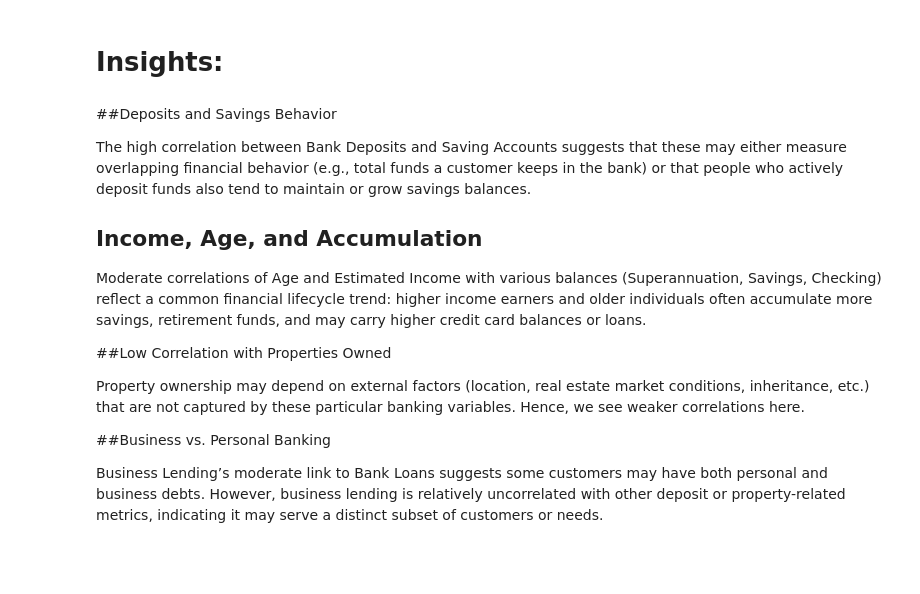
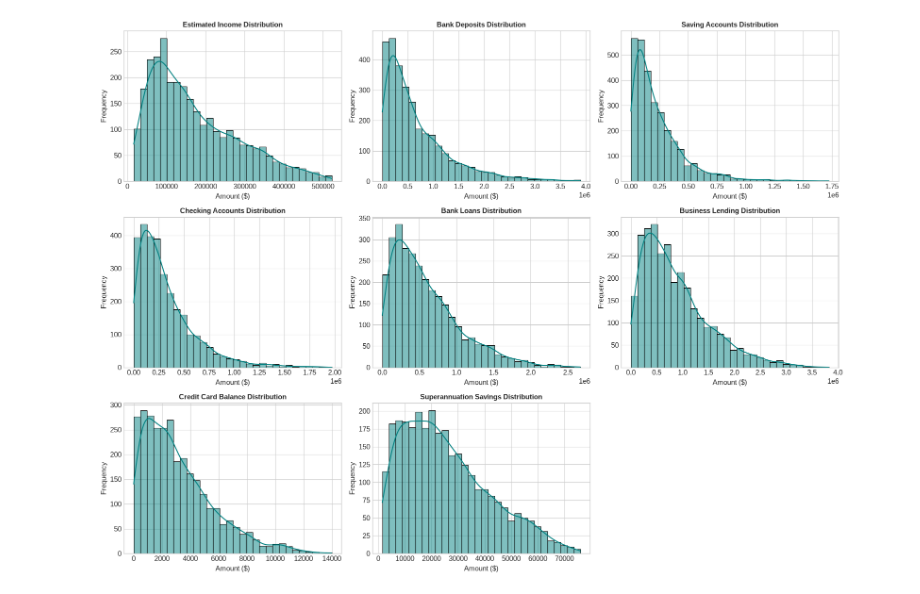
Before and after one commit to KOUSHIK1815/Banking-Analytics-Dashboard, a Jupyter notebook: notebooks/banking_eda.ipynb, the cells around one changed output. Saved outputs shown, nothing was run; the diff lists cells and outputs as text; code cells hidden in the pictures; blank space fills up the shorter version.

```diff
--- a/notebooks/banking_eda.ipynb
+++ b/notebooks/banking_eda.ipynb
@@ -48,0 +91,20 @@ print(df['Joined Bank'].dtype)
+# %%
+# 1. Parse date of joining
+df['Joined Bank'] = pd.to_datetime(df['Joined Bank'], format='%d-%m-%Y')
+
+# 2. Calculate engagement days and tenure in years
+reference_date = pd.to_datetime('today')
+df['Engagement Days'] = (reference_date - df['Joined Bank']).dt.days
+df['Tenure Years'] = (df['Engagement Days'] / 365.25).round(1)
+
+# 3. Income band segmentation aligned with Power BI definition
+income_bins = [0, 100000, 300000, float('inf')]
+income_labels = ['Low', 'Mid', 'High']
+df['Income Band'] = pd.cut(df['Estimated Income'], bins=income_bins, labels=income_labels, include_lowest=True)
+
+# 4. Consolidated financial totals per client
+df['Total Deposits'] = df['Bank Deposits'] + df['Saving Accounts'] + df['Checking Accounts'] + df['Foreign Currency Account']
+df['Total Loans'] = df['Bank Loans'] + df['Business Lending'] + df['Credit Card Balance']
+
+print("Derived features created successfully:")
+df[['Client ID', 'Joined Bank', 'Tenure Years', 'Income Band', 'Total Deposits', 'Total Loans']].head()
@@ -49,15 +161,17 @@ print(df['Joined Bank'].dtype)
 # %%
-import matplotlib.pyplot as plt
-import seaborn as sns
+balance_cols = [
+    'Estimated Income', 'Bank Deposits', 'Saving Accounts', 'Checking Accounts',
+    'Bank Loans', 'Business Lending', 'Credit Card Balance', 'Superannuation Savings'
+]
 
-# Numerical analysis and exploration
-numerical_cols = ['Age', 'Estimated Income', 'Superannuation Savings', 'Credit Card Balance', 'Bank Loans', 'Bank Deposits', 'Checking Accounts', 'Saving Accounts', 'Foreign Currency Account', 'Business Lending']
-
-# Univariate analysis and visualization
-plt.figure(figsize=(15, 10))
-for i, col in enumerate(numerical_cols):
-    plt.subplot(4, 3, i + 1)
-    sns.histplot(df[col], kde=True)
-    plt.title(col)
+plt.figure(figsize=(16, 12))
+for i, col in enumerate(balance_cols, 1):
+    plt.subplot(3, 3, i)
+    sns.histplot(df[col], kde=True, color='teal', bins=30)
+    plt.title(f'{col} Distribution', fontsize=11, fontweight='bold')
+    plt.xlabel('Amount ($)')
+    plt.ylabel('Frequency')
 plt.tight_layout()
 plt.show()
+# %% [output]
+[figure, added]
@@ -105,22 +177,0 @@ for x_col, y_col in pairs_to_plot:
-# %% [markdown]
-# Insights:
-# %% [markdown]
-##Deposits and Savings Behavior
-
-The high correlation between Bank Deposits and Saving Accounts suggests that these may either measure overlapping financial behavior (e.g., total funds a customer keeps in the bank) or that people who actively deposit funds also tend to maintain or grow savings balances.
-
-
-## Income, Age, and Accumulation
-
-Moderate correlations of Age and Estimated Income with various balances (Superannuation, Savings, Checking) reflect a common financial lifecycle trend: higher income earners and older individuals often accumulate more savings, retirement funds, and may carry higher credit card balances or loans.
-
-
-##Low Correlation with Properties Owned
-
-Property ownership may depend on external factors (location, real estate market conditions, inheritance, etc.) that are not captured by these particular banking variables. Hence, we see weaker correlations here.
-
-
-##Business vs. Personal Banking
-
-
-Business Lending’s moderate link to Bank Loans suggests some customers may have both personal and business debts. However, business lending is relatively uncorrelated with other deposit or property-related metrics, indicating it may serve a distinct subset of customers or needs.
```
Also changed, not shown: parts of 25 cells of this notebook, 25 other files.
